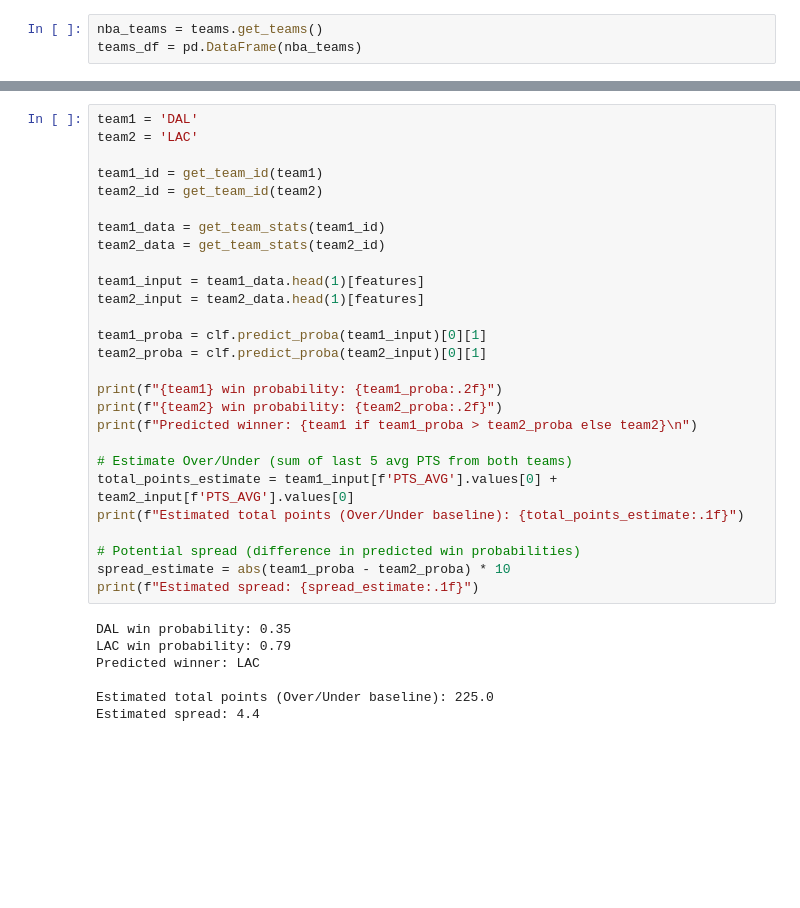
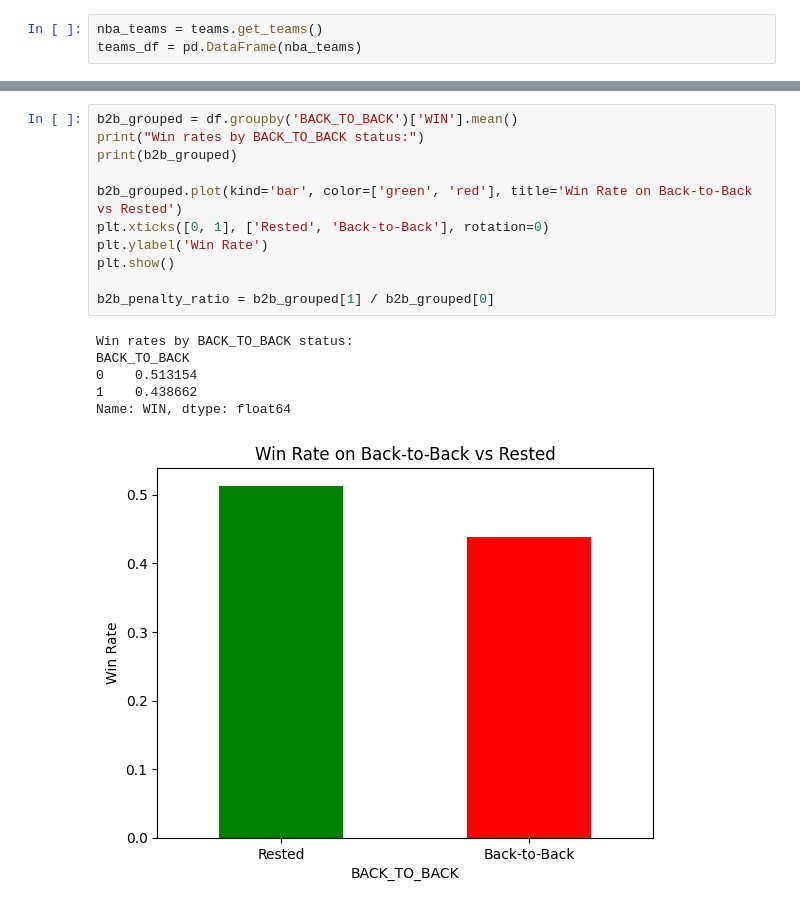
Before and after one commit to al3jandroR/nba_predictions, a Jupyter notebook: nba_predictions.ipynb, the cells around one changed output, grey strips where cells are left out. Saved outputs shown, nothing was run; the diff lists cells and outputs as text; blank space fills up the shorter version.

```diff
--- a/nba_predictions.ipynb
+++ b/nba_predictions.ipynb
@@ -147,34 +210,18 @@ Test Accuracy:  0.74
-# %%
-team1 = 'DAL'
-team2 = 'LAC'
-
-team1_id = get_team_id(team1)
-team2_id = get_team_id(team2)
-
-team1_data = get_team_stats(team1_id)
-team2_data = get_team_stats(team2_id)
-
-team1_input = team1_data.head(1)[features]
-team2_input = team2_data.head(1)[features]
-
-team1_proba = clf.predict_proba(team1_input)[0][1]
-team2_proba = clf.predict_proba(team2_input)[0][1]
-
-print(f"{team1} win probability: {team1_proba:.2f}")
-print(f"{team2} win probability: {team2_proba:.2f}")
-print(f"Predicted winner: {team1 if team1_proba > team2_proba else team2}\n")
-
-# Estimate Over/Under (sum of last 5 avg PTS from both teams)
-total_points_estimate = team1_input[f'PTS_AVG'].values[0] + team2_input[f'PTS_AVG'].values[0]
-print(f"Estimated total points (Over/Under baseline): {total_points_estimate:.1f}")
-
-# Potential spread (difference in predicted win probabilities)
-spread_estimate = abs(team1_proba - team2_proba) * 10
-print(f"Estimated spread: {spread_estimate:.1f}")
-# %% [output]
-DAL win probability: 0.35
-LAC win probability: 0.79
-Predicted winner: LAC
-
-Estimated total points (Over/Under baseline): 225.0
-Estimated spread: 4.4
+# %%
+b2b_grouped = df.groupby('BACK_TO_BACK')['WIN'].mean()
+print("Win rates by BACK_TO_BACK status:")
+print(b2b_grouped)
+
+b2b_grouped.plot(kind='bar', color=['green', 'red'], title='Win Rate on Back-to-Back vs Rested')
+plt.xticks([0, 1], ['Rested', 'Back-to-Back'], rotation=0)
+plt.ylabel('Win Rate')
+plt.show()
+
+b2b_penalty_ratio = b2b_grouped[1] / b2b_grouped[0]
+# %% [output]
+Win rates by BACK_TO_BACK status:
+BACK_TO_BACK
+0    0.513154
+1    0.438662
+Name: WIN, dtype: float64
+[figure, added]
```
Also changed, not shown: parts of 9 cells of this notebook.
